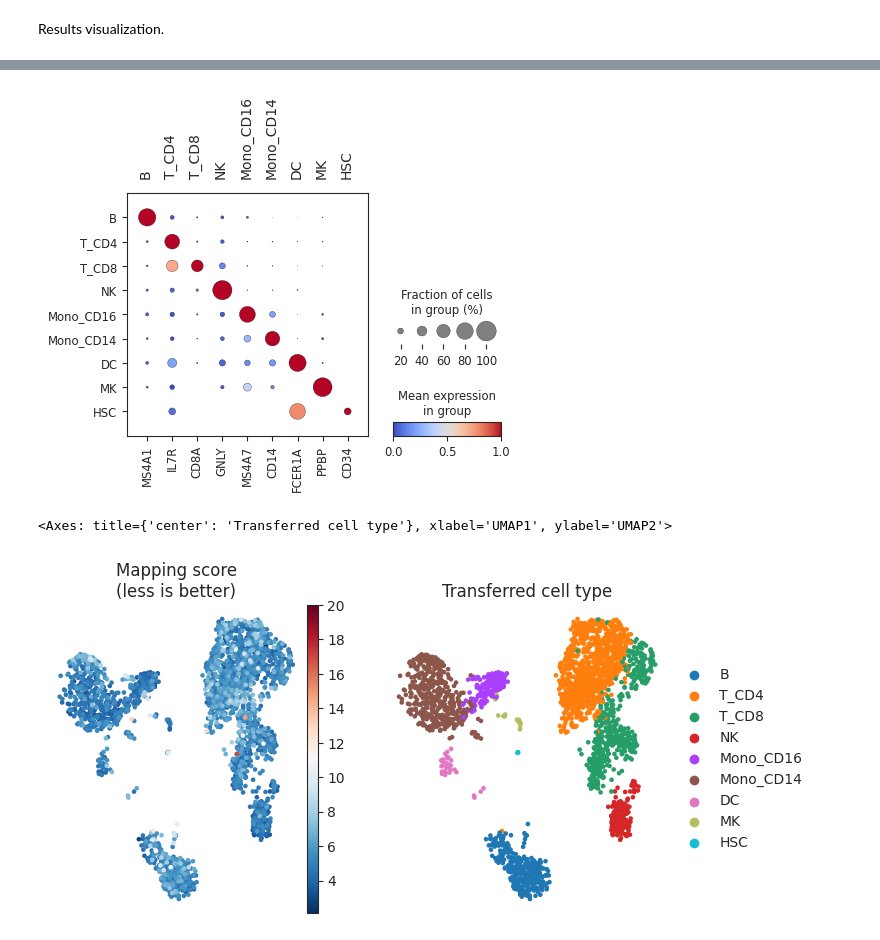
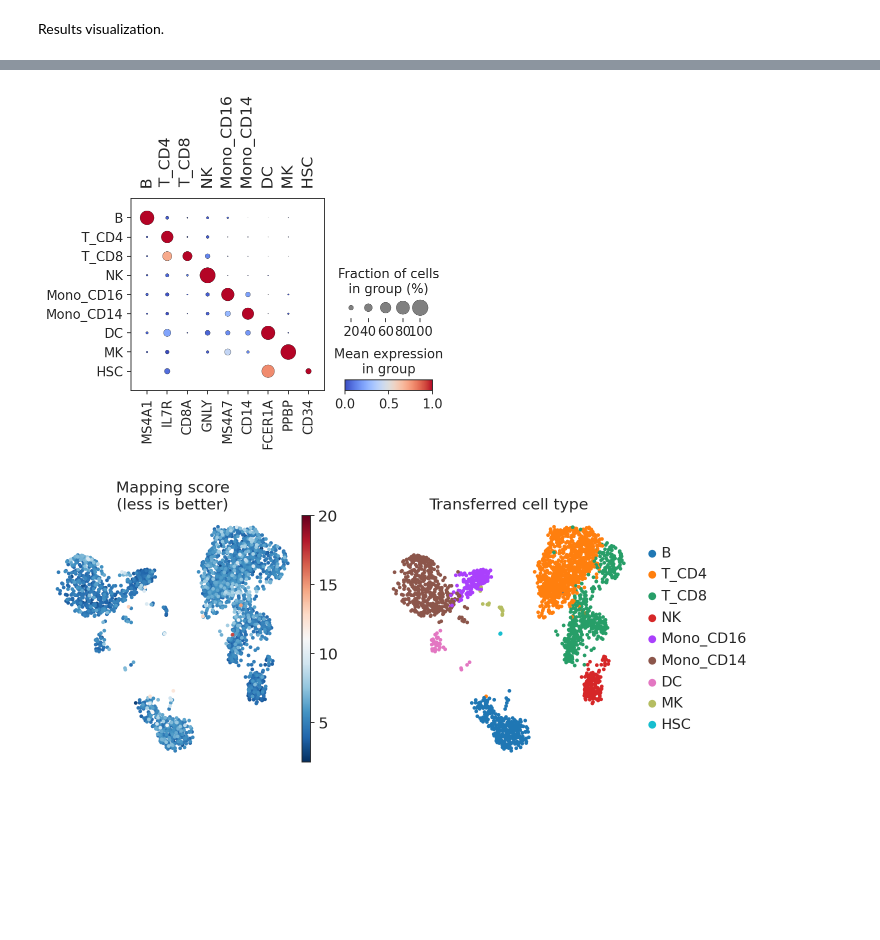
Before and after one commit to potulabe/symphonypy, a Jupyter notebook: notebooks/Symphonypy_precomputed.ipynb, the cells around one changed output, grey strips where cells are left out. Saved outputs shown, nothing was run; the diff lists cells and outputs as text; code cells hidden in the pictures; blank space fills up the shorter version.

```diff
--- a/notebooks/Symphonypy_precomputed.ipynb
+++ b/notebooks/Symphonypy_precomputed.ipynb
@@ -6,8 +6,10 @@
 !pip install scanpy[leiden] symphonypy
 # %%
 import matplotlib.pyplot as plt
-import symphonypy as sp
-import scanpy as sc
 import seaborn as sns
 
+import scanpy as sc
+import symphonypy as sp
+
+sc.set_figure_params(dpi=80)
 sns.set_style("ticks")
@@ -139,32 +139,18 @@ sc.pl.dotplot(
     cmap="coolwarm",
 )
 # %% [output]
-[figure, old version]
+[figure, new version]
 # %%
-fig, axes = plt.subplots(figsize=(8, 4), ncols=2)
-
 sc.pl.umap(
     adata_query,
-    color="symphony_per_cell_dist",
+    color=["symphony_per_cell_dist", "cell_type"],
     frameon=False,
-    title="Mapping score\n(less is better)",
+    title=["Mapping score\n(less is better)", "Transferred cell type"],
     vmax=20,
     cmap="RdBu_r",
-    ax=axes[0],
-    show=False,
 )
-
-sc.pl.umap(
-    adata_query,
-    color="cell_type",
-    frameon=False,
-    title="Transferred cell type",
-    ax=axes[1],
-    show=False,
-)
 # %% [output]
-<Axes: title={'center': 'Transferred cell type'}, xlabel='UMAP1', ylabel='UMAP2'>
-[figure, old version]
+[figure, new version]
 # %%
 boxplot_colordict = {
     "boxprops": {"edgecolor": "black"},
```
Also changed, not shown: parts of 9 cells of this notebook.
